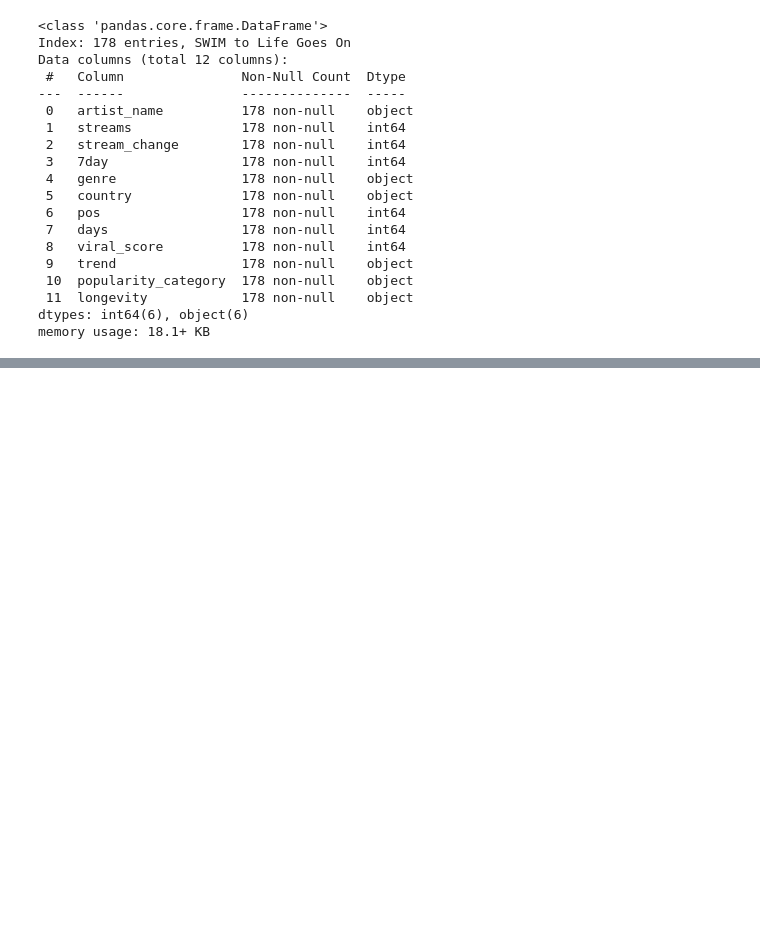
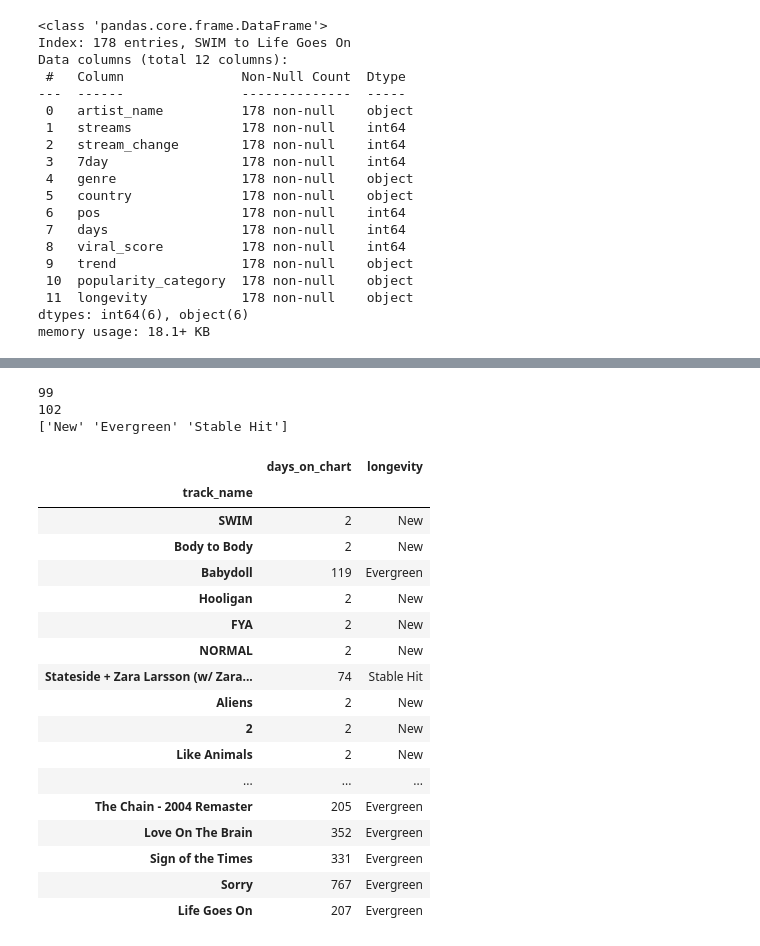
Before and after one commit to olegbyte-del/data_cleaning_spotify_global_trends, a Jupyter notebook: spotify_global_trends_data_cleaning.ipynb, the cells around one changed output, grey strips where cells are left out. Drawn from its saved outputs; the diff is of its cells as text; code cells hidden in the pictures; blank space fills up the shorter version.

```diff
--- a/spotify_global_trends_data_cleaning.ipynb
+++ b/spotify_global_trends_data_cleaning.ipynb
@@ -202,0 +157,35 @@ country_df
+# %%
+spotify_dtb_df[['days_on_chart', 'longevity']]
+
+highest_stable = spotify_dtb_df[spotify_dtb_df['longevity'] == 'Stable Hit']['days_on_chart'].max()
+print(highest_stable)
+lowest_evergreen = spotify_dtb_df[spotify_dtb_df['longevity'] == 'Evergreen']['days_on_chart'].min()
+print(lowest_evergreen)
+
+print(spotify_dtb_df['longevity'].unique())
+
+from data_standardization import categorize_longevity
+spotify_dtb_df['longevity'] = spotify_dtb_df['days_on_chart'].apply(categorize_longevity)
+spotify_dtb_df[['days_on_chart', 'longevity']]
+# %% [output]
+99
+102
+['New' 'Evergreen' 'Stable Hit']
+|  | days_on_chart | longevity |
+| track_name |  |  |
+| SWIM | 2 | New |
+| Body to Body | 2 | New |
+| Babydoll | 119 | Evergreen |
+| Hooligan | 2 | New |
+| FYA | 2 | New |
+| NORMAL | 2 | New |
+| Stateside + Zara Larsson (w/ Zara... | 74 | Stable Hit |
+| Aliens | 2 | New |
+| 2 | 2 | New |
+| Like Animals | 2 | New |
+| ... | ... | ... |
+| The Chain - 2004 Remaster | 205 | Evergreen |
+| Love On The Brain | 352 | Evergreen |
+| Sign of the Times | 331 | Evergreen |
+| Sorry | 767 | Evergreen |
+| Life Goes On | 207 | Evergreen |
```
Also changed, not shown: parts of 11 cells of this notebook, 1 other file.
